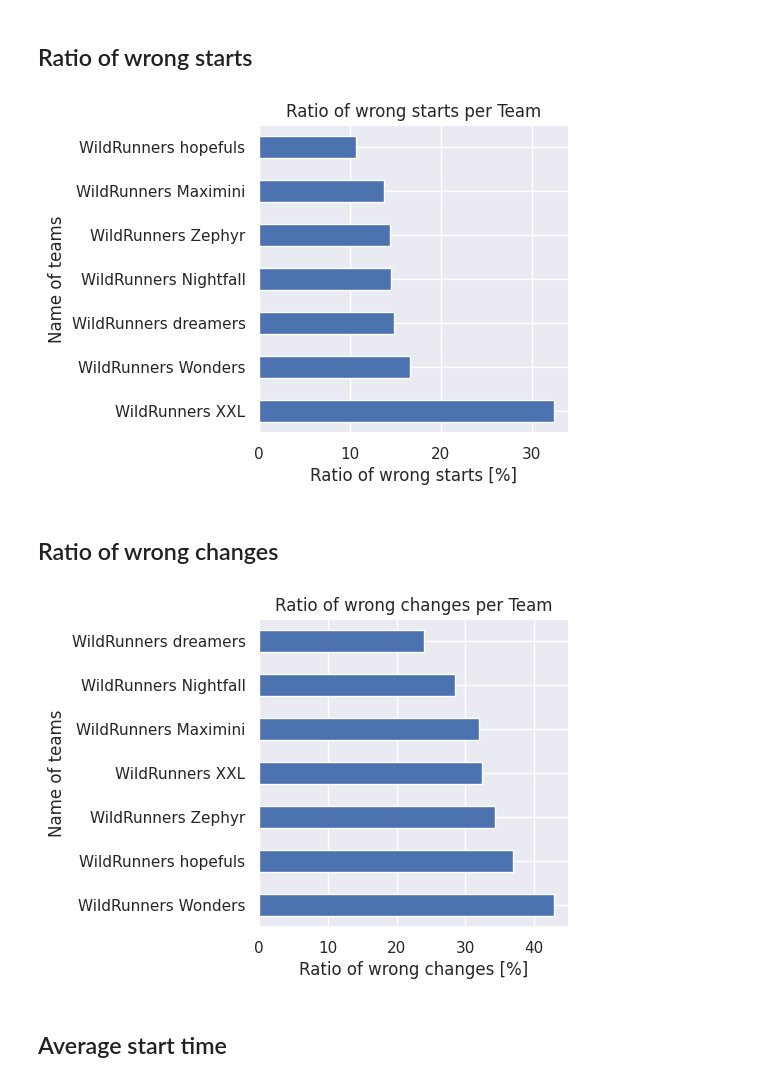
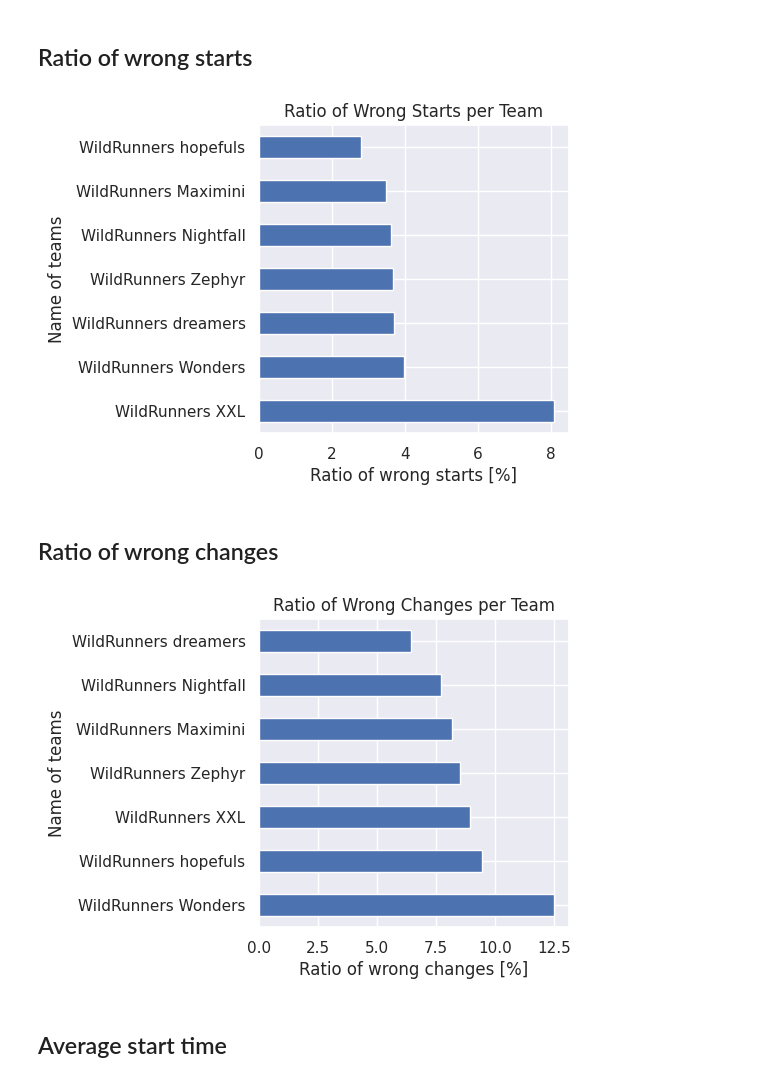
Before and after one commit to dzsobacsi/flyball-project, a Jupyter notebook: 2b-team-performance.ipynb, the cells around one changed output. Saved outputs shown, nothing was run; the diff lists cells and outputs as text; code cells hidden in the pictures.

```diff
--- a/2b-team-performance.ipynb
+++ b/2b-team-performance.ipynb
@@ -44,6 +51,16 @@ df_run2 = df_run2.dropna()
 df_run3 = df_run3.dropna()
 df_run4 = df_run4.dropna()
 
+df_run1 = df_run1[df_run1['time'].apply(lambda x: type(x) == str or x < 10)]
+df_run2 = df_run2[df_run2['time'].apply(lambda x: type(x) == str or x < 10)]
+df_run3 = df_run3[df_run3['time'].apply(lambda x: type(x) == str or x < 10)]
+df_run4 = df_run4[df_run4['time'].apply(lambda x: type(x) == str or x < 10)]
+
+df_run1 = df_run1[df_run1['start_chng'] < 20]
+df_run2 = df_run2[df_run2['start_chng'] < 20]
+df_run3 = df_run3[df_run3['start_chng'] < 20]
+df_run4 = df_run4[df_run4['start_chng'] < 20]
+
 df_runs_234 = pd.concat([df_run2, df_run3, df_run4], axis=0)
 
 df_runs_all = pd.concat([df_run1, df_run2, df_run3, df_run4], axis=0)
@@ -66,7 +83,10 @@ df_teams = pd.DataFrame({
     'wrong_change': 0,
     'good_change': 0,
     'total_change': 0.0,
-    'total_time': 0.0
+    'total_time': 0.0,
+    'good_runs': 0,
+    'run_ins': 0,
+    'run_outside': 0
 })
 
 df_teams.set_index('name', inplace=True)
@@ -83,7 +103,14 @@ df_teams.head()
 for _, row in df_run1.iterrows():
     division, team, name, start, time = row
     df_teams.loc[team, 'runs'] += 1
-    df_teams.loc[team, 'total_time'] += time
+    if time in ['run in', 'outside']:
+        if time == 'run in':
+            df_teams.loc[team, 'run_ins'] += 1
+        else:
+            df_teams.loc[team, 'run_outside'] += 1
+    else:
+        df_teams.loc[team, 'good_runs'] += 1
+        df_teams.loc[team, 'total_time'] += time
 
     if start < 0:
         df_teams.loc[team, 'wrong_start'] += 1
@@ -93,17 +120,30 @@ for _, row in df_run1.iterrows():
 
 for _, row in df_runs_234.iterrows():
     division, team, name, change, time = row
+    df_teams.loc[team, 'runs'] += 1
+    if time in ['run in', 'outside']:
+        if time == 'run in':
+            df_teams.loc[team, 'run_ins'] += 1
+        else:
+            df_teams.loc[team, 'run_outside'] += 1
+    else:
+        df_teams.loc[team, 'good_runs'] += 1
+        df_teams.loc[team, 'total_time'] += time
+
     if change < 0:
         df_teams.loc[team, 'wrong_change'] += 1
     else:
         df_teams.loc[team, 'good_change'] += 1
         df_teams.loc[team, 'total_change'] += change
 
+
 df_teams['wrong_start_ratio'] = df_teams['wrong_start'] / df_teams['runs'] * 100
 df_teams['wrong_change_ratio'] = df_teams['wrong_change'] / df_teams['runs'] * 100
+df_teams['run_in_ratio'] = df_teams['run_ins'] / df_teams['runs'] * 100
+df_teams['run_outside_ratio'] = df_teams['run_outside'] / df_teams['runs'] * 100
 df_teams['avg_start'] = df_teams['total_start'] / df_teams['good_start']
 df_teams['avg_change'] = df_teams['total_change'] / df_teams['good_change']
-df_teams['avg_time'] = df_teams['total_time'] / df_teams['runs']
+df_teams['avg_time'] = df_teams['total_time'] / df_teams['good_runs']
 df_teams.head()
 # %% [output]
 |  | runs | wrong_start | good_start | total_start | wrong_change | good_change | total_change | total_time | ... |
@@ -150,20 +190,20 @@ plt.show()
 df_teams['wrong_start_ratio'].sort_values(ascending=False).plot.barh(width=0.5)
 plt.xlabel('Ratio of wrong starts [%]')
 plt.ylabel('Name of teams')
-plt.title('Ratio of wrong starts per Team')
+plt.title('Ratio of Wrong Starts per Team')
 plt.show()
 # %% [output]
-[figure, old version]
+[figure, new version]
 # %% [markdown]
 ## Ratio of wrong changes
 # %%
 df_teams['wrong_change_ratio'].sort_values(ascending=False).plot.barh(width=0.5)
 plt.xlabel('Ratio of wrong changes [%]')
 plt.ylabel('Name of teams')
-plt.title('Ratio of wrong changes per Team')
+plt.title('Ratio of Wrong Changes per Team')
 plt.show()
 # %% [output]
-[figure, old version]
+[figure, new version]
 # %% [markdown]
 ## Average start time
 # %%
```
Also changed, not shown: parts of 15 cells of this notebook, 15 other files.
